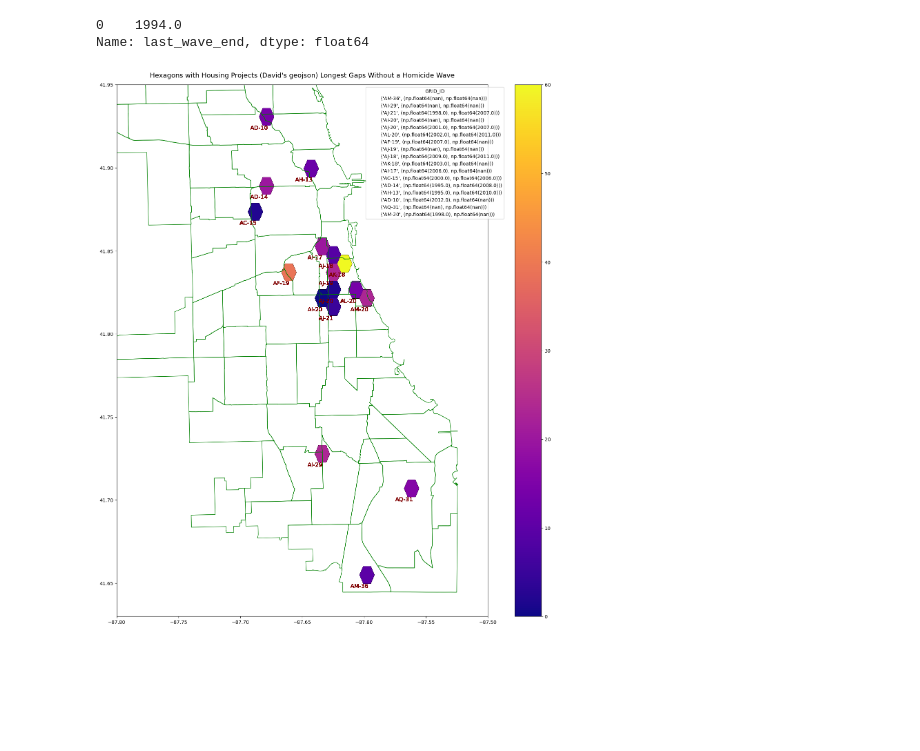
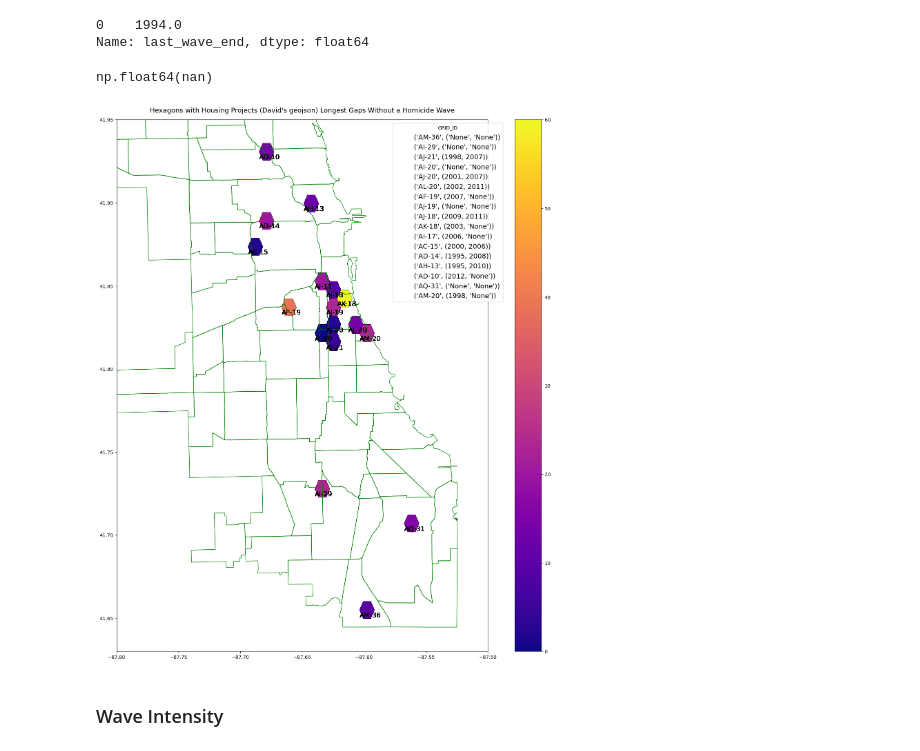
Before and after one commit to uchicago-justice-project/decreasing-homicide-waves, a Jupyter notebook: hom_decrease_2.ipynb, the cells around one changed output. Saved outputs shown, nothing was run; the diff lists cells and outputs as text; code cells hidden in the pictures; blank space fills up the shorter version.

```diff
--- a/hom_decrease_2.ipynb
+++ b/hom_decrease_2.ipynb
@@ -82,6 +83,10 @@ map_projects['last_wave_end'].mode()
 # %% [output]
 0    1994.0
 Name: last_wave_end, dtype: float64
+# %%
+np.float64('nan')
+# %% [output]
+np.float64(nan)
 # %%
 # Create figure and axis
 fig, ax = plt.subplots(figsize=(20, 20))
@@ -96,35 +101,39 @@ plt.ylim(41.63, 41.95)
 
 # Plot community boundaries
 
 commarea.plot(facecolor="none", edgecolor="green", linewidth=1, ax=ax)
 
 # Add community labels
 
 for geo, label in zip(map_projects.geometry,
                         map_projects.GRID_ID):
     x_min, y_min, x_max, y_max = geo.bounds
     ax.text(x_min, y_min, label,
-             fontsize=12, color='maroon' , ha="center", va="top", weight="light", wrap=True)
+             fontsize=14, color='black' , ha="left", va="bottom", weight="normal", wrap=True)
 '''
 for x, y, label in zip(commarea.geometry.centroid.x,
                         commarea.geometry.centroid.y,
                         commarea["COMMUNITY"]):
     ax.text(x, y, label, fontsize=6, color="white", ha="center", va="center")'''
 
 legend = []
 
 for i in map_projects['GRID_ID'].unique():
     sub_map = map_projects[map_projects['GRID_ID']==i]
-    dmlsh_start = sub_map['yr_dmlsh_or_cnvrt_start'].max() if sub_map['yr_dmlsh_or_cnvrt_start'].max() != np.nan else 'None'
-    dmlsh_end = sub_map['yr_dmlsh_or_cnvrt_end'].max() if sub_map['yr_dmlsh_or_cnvrt_end'].max() != np.nan else 'None'
+    dmlsh_start = sub_map['yr_dmlsh_or_cnvrt_start'].max()
+    dmlsh_start = 'None' if np.isnan(dmlsh_start) else int(dmlsh_start)
+    dmlsh_end = sub_map['yr_dmlsh_or_cnvrt_end'].max()
+    dmlsh_end = 'None' if np.isnan(dmlsh_end) else int(dmlsh_end)
 
     legend.append((i, (dmlsh_start, dmlsh_end)))
 
 handles = [plt.Line2D([0], [0], linestyle='', label=grid_id) for grid_id in legend]
-plt.legend(handles=handles, fontsize=10, title="GRID_ID", bbox_to_anchor=(1.05, 1), loc='upper right')
+plt.legend(handles=handles, fontsize=14, title="GRID_ID", bbox_to_anchor=(1.05, 1), loc='upper right')
 
 plt.savefig('viz/projects_longest_gaps_real.png')
 
 plt.show()
 # %% [output]
-[figure, old version]
+[figure, new version]
+# %% [markdown]
+### Wave Intensity
```
Also changed, not shown: parts of 10 cells of this notebook.
